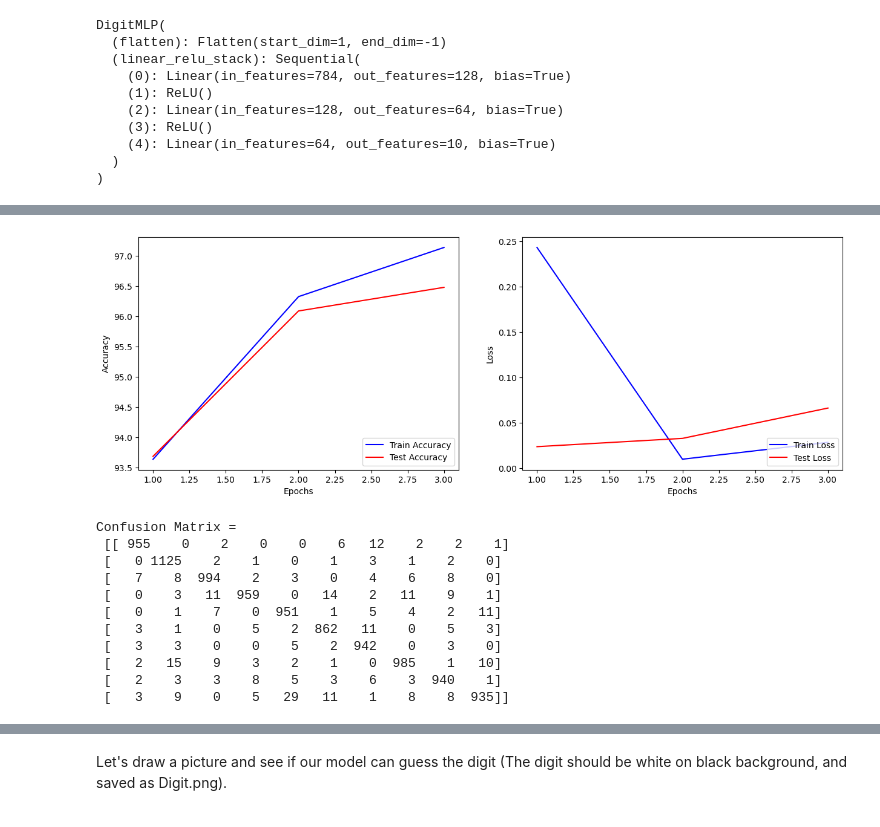
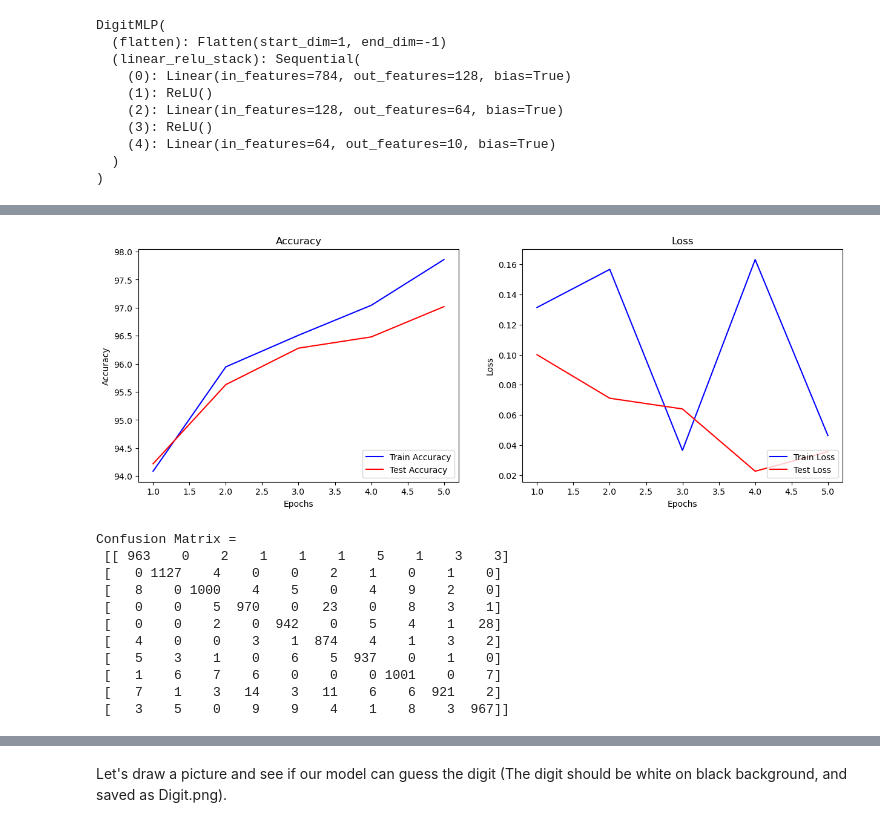
Before and after one commit to BMCC-Muzician/BMCC-DS, a Jupyter notebook: Mat 420/17 - MNIST-NN.ipynb, the cells around one changed output, grey strips where cells are left out. Cells and saved outputs as stored; diff of their text form; code cells hidden in the pictures.

```diff
--- a/Mat 420/17 - MNIST-NN.ipynb
+++ b/Mat 420/17 - MNIST-NN.ipynb
@@ -71,13 +71,10 @@ plt.imshow(image.numpy().squeeze(), cmap='gray_r')
 # %% [markdown]
 And here are few more examples:
 # %%
-dataiter = iter(trainloader)
-images, labels = next(dataiter)
-
 figure = plt.figure()
 num_of_images = 60
-for index in range(1, num_of_images + 1):
-    plt.subplot(6, 10, index)
+for idx in range(1, num_of_images + 1):
+    plt.subplot(6, 10, idx)
     plt.axis('off')
-    plt.imshow(images[index].numpy().squeeze(), cmap='gray_r')
+    plt.imshow(images[idx].numpy().squeeze(), cmap='gray_r')
 # %% [output]
@@ -126,7 +123,7 @@ class DigitMLP(nn.Module):
 model = DigitMLP()
 print(model)
 
-n_epochs=3
+n_epochs=5
 lr=0.01
 
 loss_func = nn.CrossEntropyLoss()
@@ -197,20 +192,22 @@ Test Accuracy = 96.4800033569336, Test Loss = 0.06644279509782791
 # %%
 fig, ax= plt.subplots(1,2, figsize=(15,5))
 ax[0].plot(np.arange(1,n_epochs+1, 1), train_acc, color='blue')
 ax[0].plot(np.arange(1,n_epochs+1, 1), test_acc, color='red')
 ax[0].legend(['Train Accuracy', 'Test Accuracy'], loc='lower right')
 ax[0].set_xlabel('Epochs')
 ax[0].set_ylabel('Accuracy')
+ax[0].set_title('Accuracy')
 
 ax[1].plot(np.arange(1,n_epochs+1, 1), train_loss, color='blue')
 ax[1].plot(np.arange(1,n_epochs+1, 1), test_loss, color='red')
 ax[1].legend(['Train Loss', 'Test Loss'], loc='lower right')
 ax[1].set_xlabel('Epochs')
 ax[1].set_ylabel('Loss')
+ax[1].set_title('Loss')
 
 plt.show()
 # %% [output]
-[figure, old version]
+[figure, new version]
 # %%
 predictions = []
 y_true = []
@@ -230,16 +227,16 @@ for inputs, labels in testloader:
 print('Confusion Matrix = \n',confusion_matrix(y_true, predictions))
 # %% [output]
 Confusion Matrix =
- [[ 955    0    2    0    0    6   12    2    2    1]
- [   0 1125    2    1    0    1    3    1    2    0]
- [   7    8  994    2    3    0    4    6    8    0]
- [   0    3   11  959    0   14    2   11    9    1]
- [   0    1    7    0  951    1    5    4    2   11]
- [   3    1    0    5    2  862   11    0    5    3]
- [   3    3    0    0    5    2  942    0    3    0]
- [   2   15    9    3    2    1    0  985    1   10]
- [   2    3    3    8    5    3    6    3  940    1]
- [   3    9    0    5   29   11    1    8    8  935]]
+ [[ 963    0    2    1    1    1    5    1    3    3]
+ [   0 1127    4    0    0    2    1    0    1    0]
+ [   8    0 1000    4    5    0    4    9    2    0]
+ [   0    0    5  970    0   23    0    8    3    1]
+ [   0    0    2    0  942    0    5    4    1   28]
+ [   4    0    0    3    1  874    4    1    3    2]
+ [   5    3    1    0    6    5  937    0    1    0]
+ [   1    6    7    6    0    0    0 1001    0    7]
+ [   7    1    3   14    3   11    6    6  921    2]
+ [   3    5    0    9    9    4    1    8    3  967]]
 # %% [markdown]
 ### How do we choose amount of layers and amount of nodes in each layer?
 
```
Also changed, not shown: parts of 32 cells of this notebook, 1 other file.
